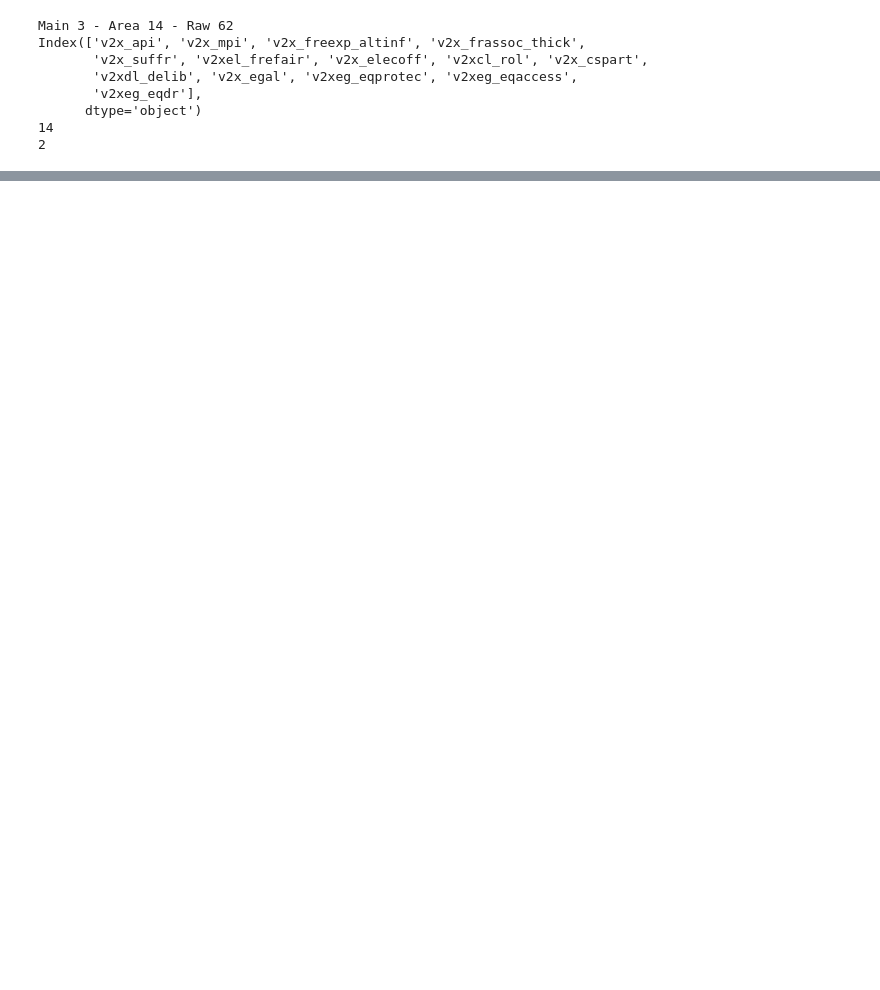
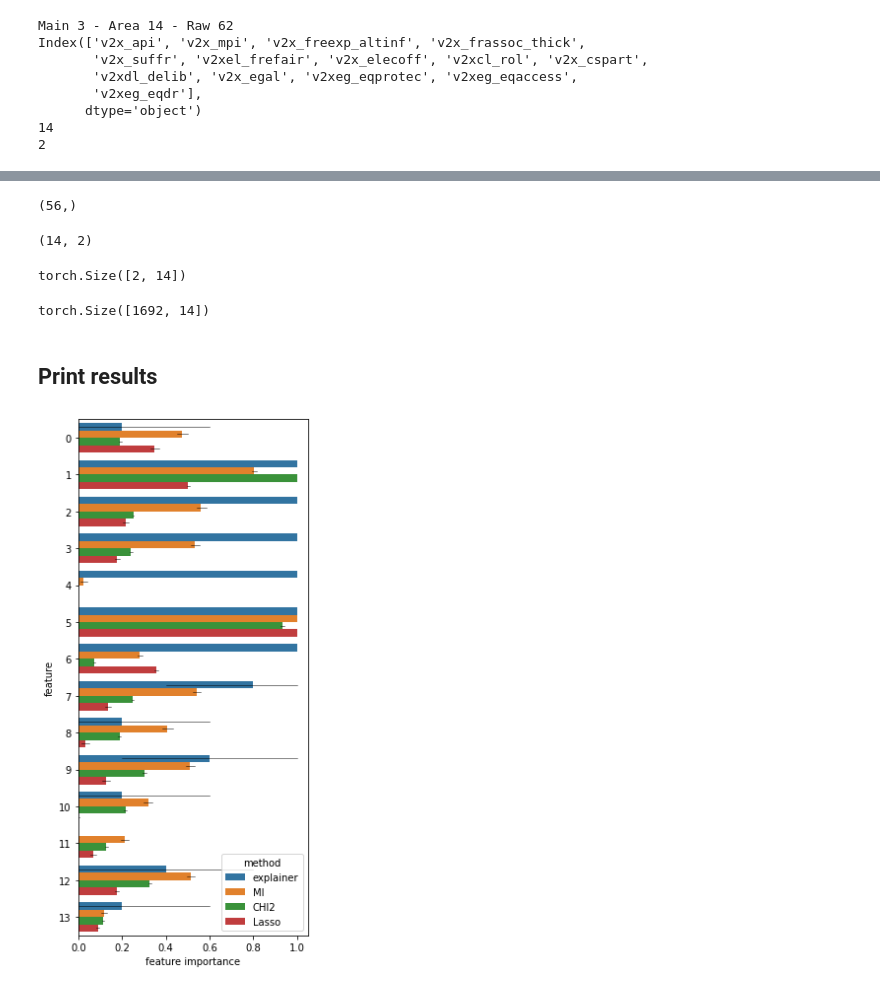
Before and after one commit to pietrobarbiero/pytorch_explain, a Jupyter notebook: experiments/vdem.ipynb, the cells around one changed output, grey strips where cells are left out. Drawn from its saved outputs; the diff is of its cells as text; code cells hidden in the pictures; blank space fills up the shorter version.

Commit message:
Update vdem experiment

```diff
--- a/experiments/vdem.ipynb
+++ b/experiments/vdem.ipynb
@@ -19,12 +31,13 @@ ERROR! Session/line number was not unique in database. History logging moved to
 # %%
-x, y, concept_names = load_vDem()
+x, c, y, concept_names = load_vDem()
 
-dataset = TensorDataset(x, y)
+dataset_xc = TensorDataset(x, c)
+dataset_cy = TensorDataset(c, y)
 
-train_size = int(len(dataset) * 0.5)
-val_size = (len(dataset) - train_size) // 2
-test_size = len(dataset) - train_size - val_size
-train_data, val_data, test_data = random_split(dataset, [train_size, val_size, test_size])
+train_size = int(len(dataset_cy) * 0.5)
+val_size = (len(dataset_cy) - train_size) // 2
+test_size = len(dataset_cy) - train_size - val_size
+train_data, val_data, test_data = random_split(dataset_cy, [train_size, val_size, test_size])
 train_loader = DataLoader(train_data, batch_size=train_size)
 val_loader = DataLoader(val_data, batch_size=val_size)
 test_loader = DataLoader(test_data, batch_size=test_size)
@@ -104,0 +191,28 @@ Split [1/10]
+# %%
+np.hstack([np.arange(0, n_concepts)] * 4).shape
+# %% [output]
+(56,)
+# %%
+df[df['method']=='explainer'].shape
+# %% [output]
+(14, 2)
+# %%
+model_xc.model[0].alpha.shape
+# %% [output]
+torch.Size([2, 14])
+# %%
+next(iter(train_loader_xc))[1].shape
+# %% [output]
+torch.Size([1692, 14])
+# %% [markdown]
+## Print results
+# %%
+plt.figure(figsize=[4, 8])
+ax = sns.barplot(y=feature_selection['feature'], x=feature_selection.iloc[:, 0],
+            hue=feature_selection['method'], orient='h', errwidth=0.5, errcolor='k')
+plt.tight_layout()
+plt.savefig(os.path.join(base_dir, 'barplot_vdem.png'))
+plt.savefig(os.path.join(base_dir, 'barplot_vdem.pdf'))
+plt.show()
+# %% [output]
+[figure, added]
```
Also changed, not shown: parts of 10 cells of this notebook, 1 other file.
